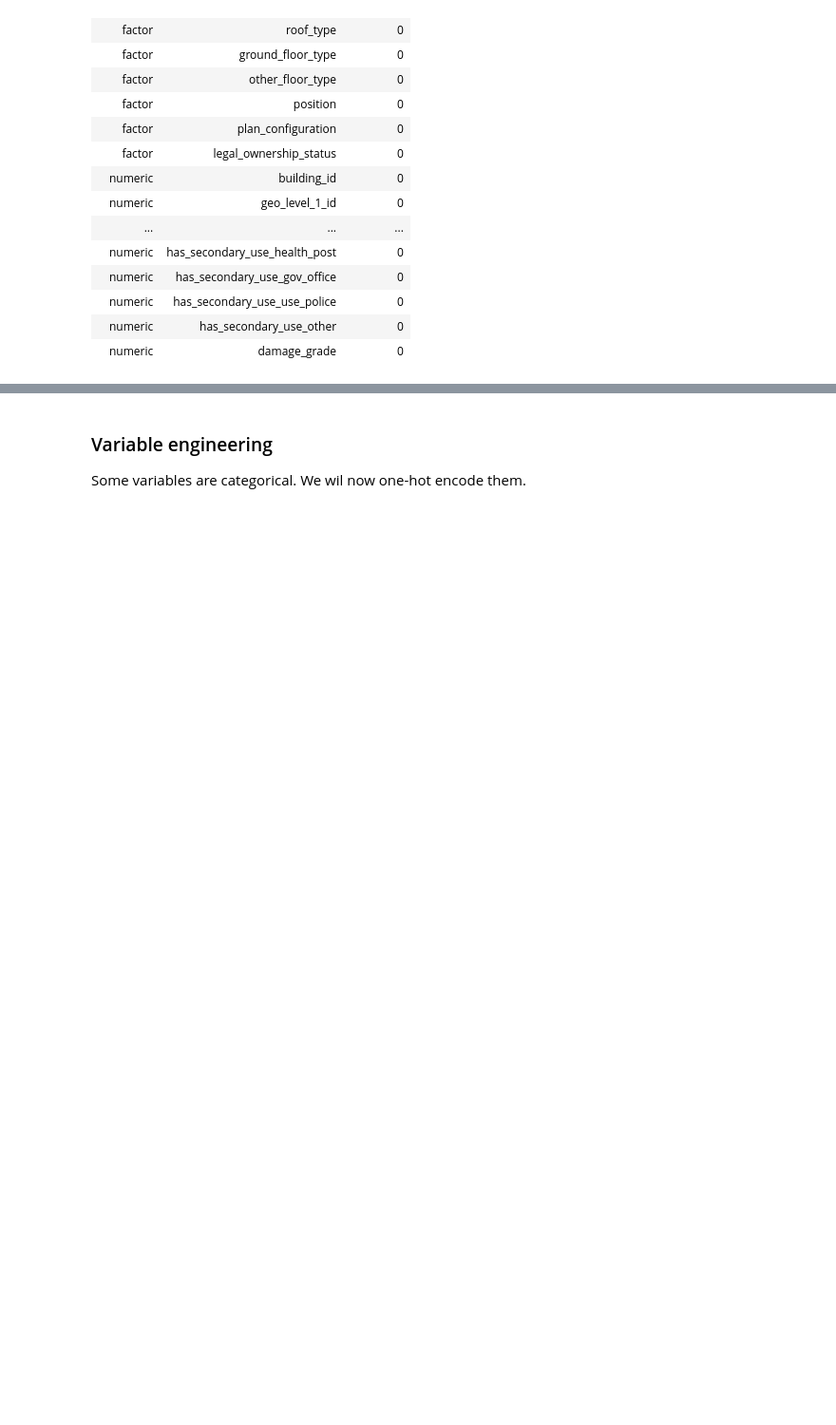
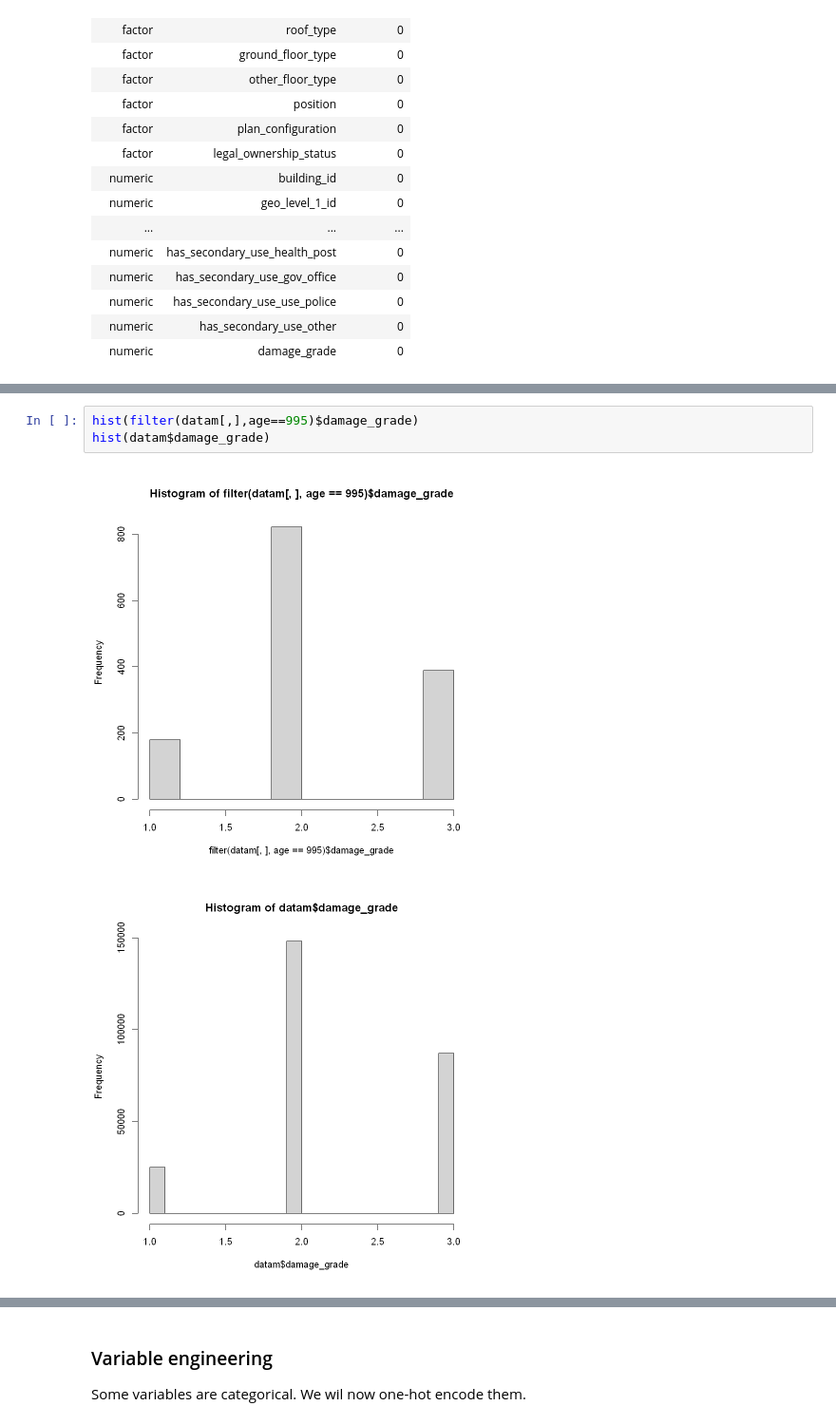
Before and after one commit to bikostet/richter-s-predictor-group-42, a Jupyter notebook: brouillon_bilal.ipynb, the cells around one changed output, grey strips where cells are left out. Shown at 95% size. Drawn from its saved outputs; the diff is of its cells as text; blank space fills up the shorter version.

```diff
--- a/brouillon_bilal.ipynb
+++ b/brouillon_bilal.ipynb
@@ -260,0 +286,6 @@ A skim_df: 40 × 3
+# %%
+hist(filter(datam[,],age==995)$damage_grade)
+hist(datam$damage_grade)
+# %% [output]
+[figure, added]
+[figure, added]
```
Also changed, not shown: parts of 8 cells of this notebook, 1 other file.
